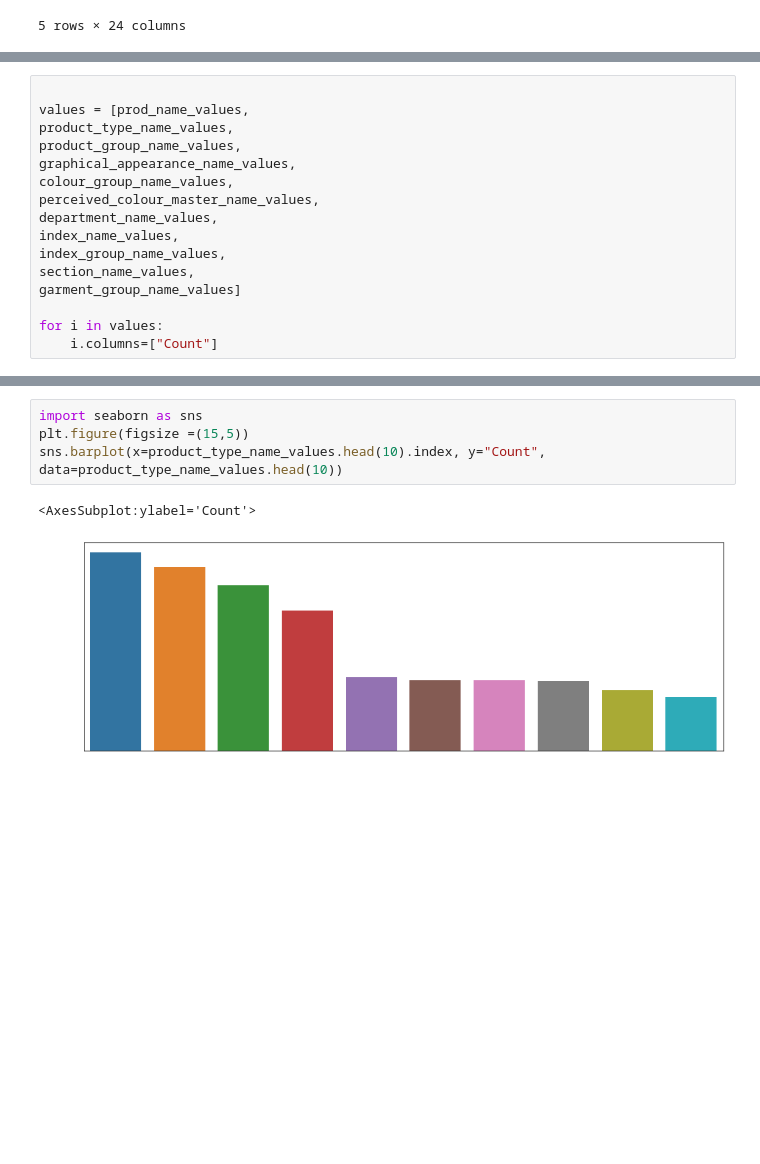
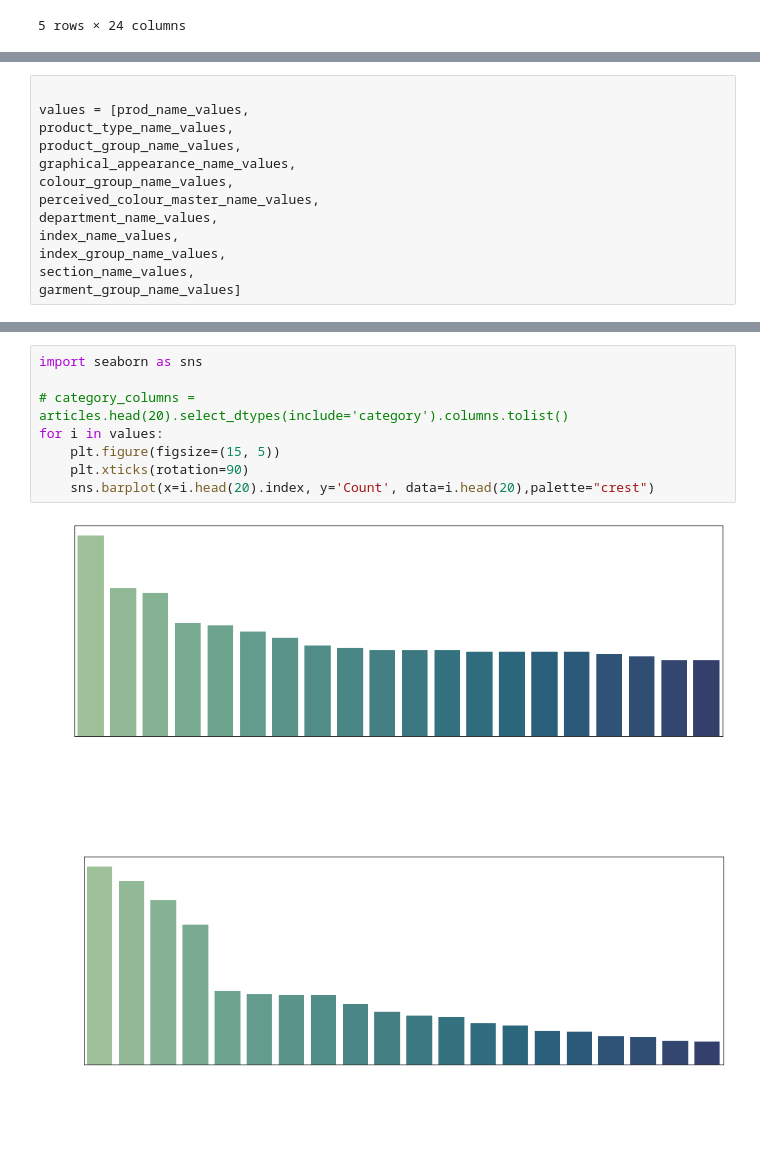
Before and after one commit to kshitijmohan15/Data-Analysis, a Jupyter notebook: H&M Analysis/h&m_analysis.ipynb, the cells around one changed output, grey strips where cells are left out. Drawn from its saved outputs; the diff is of its cells as text; blank space fills up the shorter version.

```diff
--- a/H&M Analysis/h&m_analysis.ipynb
+++ b/H&M Analysis/h&m_analysis.ipynb
@@ -171,9 +171,6 @@ index_name_values,
 index_group_name_values,
 section_name_values,
 garment_group_name_values]
-
-for i in values:
-    i.columns=["Count"]
 # %%
 articles.info()
 # %% [output]
@@ -223,8 +220,12 @@ dtypes: category(12)
 memory usage: 3.1 MB
 # %%
 import seaborn as sns
-plt.figure(figsize =(15,5))
-sns.barplot(x=product_type_name_values.head(10).index, y="Count", data=product_type_name_values.head(10))
+
+# category_columns = articles.head(20).select_dtypes(include='category').columns.tolist()
+for i in values:
+    plt.figure(figsize=(15, 5))
+    plt.xticks(rotation=90)
+    sns.barplot(x=i.head(20).index, y='Count', data=i.head(20),palette="crest")
 # %% [output]
-<AxesSubplot:ylabel='Count'>
-[figure, old version]
+[figure, new version]
+[figure, added]
```
Also changed, not shown: parts of 6 cells of this notebook.
